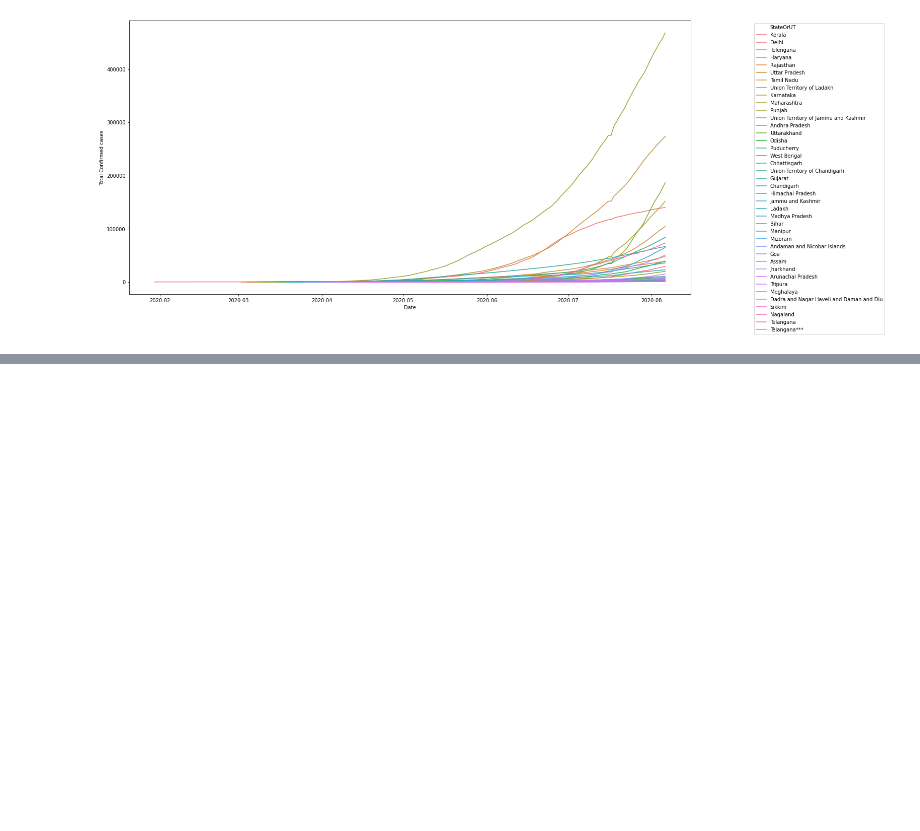
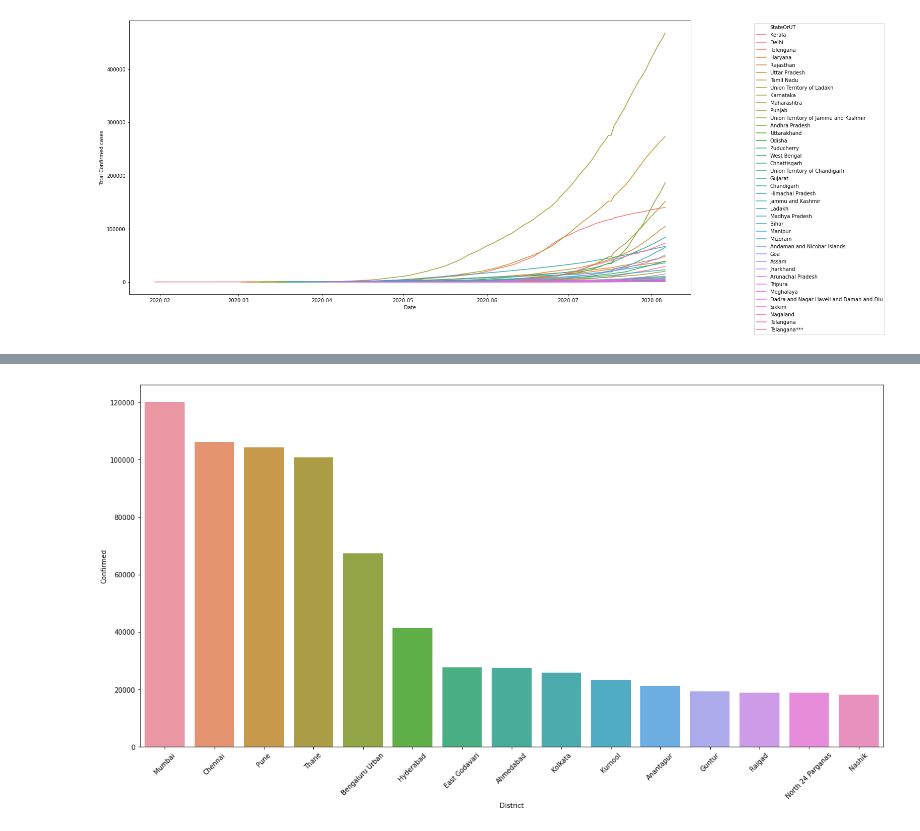
Before and after one commit to acchu99/covid-19-data-mining, a Jupyter notebook: COVID_19_Data_Mining.ipynb, the cells around one changed output, grey strips where cells are left out. Saved outputs shown, nothing was run; the diff lists cells and outputs as text; code cells hidden in the pictures; blank space fills up the shorter version.

```diff
--- a/COVID_19_Data_Mining.ipynb
+++ b/COVID_19_Data_Mining.ipynb
@@ -69,0 +155,9 @@ plt.show()
+# %%
+plt.figure(figsize=(20,10))
+districtforbar=districtlevel.groupby('District').sum().sort_values('Confirmed',ascending=False)
+districtforbar.reset_index(inplace=True)
+sns.barplot(x='District',y='Confirmed',data=districtforbar.iloc[0:15,:])
+plt.xticks(rotation=45)
+plt.show()
+# %% [output]
+[figure, added]
```
Also changed, not shown: parts of 12 cells of this notebook.
